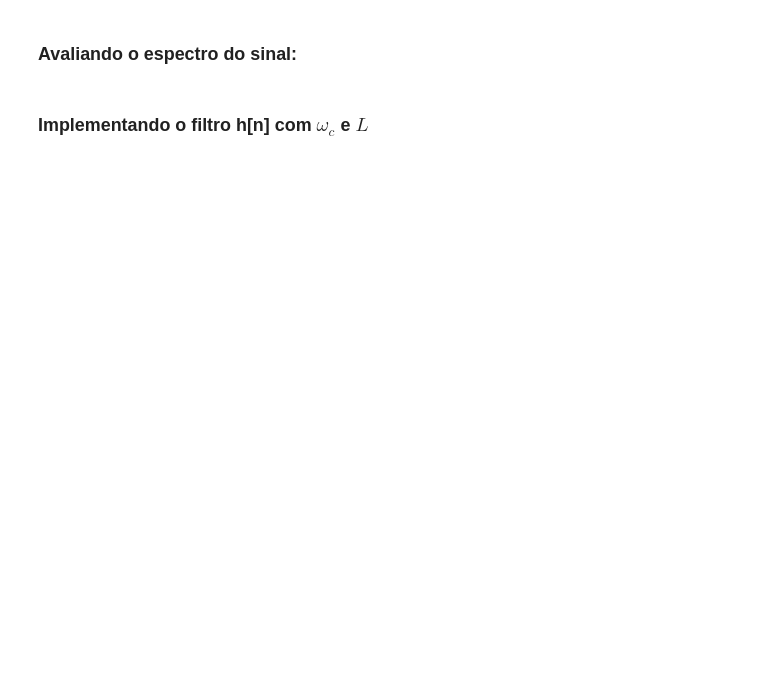
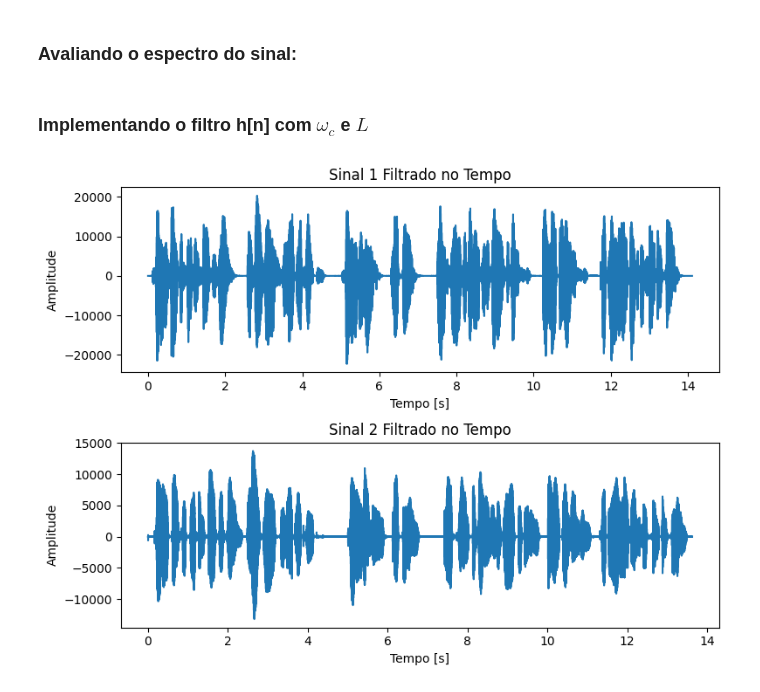
Before and after one commit to mateusribeirog/Filtro-Passa-Baixo, a Jupyter notebook: notebooks/1.ipynb, the cells around one changed output. Drawn from its saved outputs; the diff is of its cells as text; code cells hidden in the pictures; blank space fills up the shorter version.

Commit message:
Implementecao do filtro (um pouco ruim ainda creio)

```diff
--- a/notebooks/1.ipynb
+++ b/notebooks/1.ipynb
@@ -126,3 +122,35 @@ plt.show()
 ### Avaliando o espectro do sinal:
 # %% [markdown]
 ### Implementando o filtro h[n] com $\omega_c$ e $L$
+# %%
+def low_pass_filter(signal, wc, sample_rate, L):
+    # Cria o filtro FIR com uma janela de Hamming
+    coefs = firwin(L, wc, window='hamming', fs=sample_rate)
+    # Aplica o filtro ao sinal
+    filtered_signal = lfilter(coefs, 1.0, signal)
+    return filtered_signal
+# %%
+wc1 = 4000
+wc2 = 3000
+L1 = 100
+L2 = 100
+filtered_signal_1 = low_pass_filter(signal_1, wc1, sample_rate_1, L1)
+filtered_signal_2 = low_pass_filter(signal_2, wc2, sample_rate_2, L2)
+
+filtered_signals = [filtered_signal_1, filtered_signal_2]
+# Plotando os sinais filtrados
+plt.figure(figsize=(8, 6))
+for i in range(len(filtered_signals)):
+    plt.subplot(2, 1, i+1)
+    plt.plot(ts[i], filtered_signals[i])
+    plt.title(f'Sinal {i+1} Filtrado no Tempo')
+    plt.xlabel('Tempo [s]')
+    plt.ylabel('Amplitude')
+
+plt.tight_layout()
+plt.show()
+
+display(play(filtered_signal_1, rate=sample_rate_1))
+display(play(filtered_signal_2, rate=sample_rate_2))
+# %% [output]
+[figure, added]
```
Also changed, not shown: parts of 7 cells of this notebook, 1 other file.
